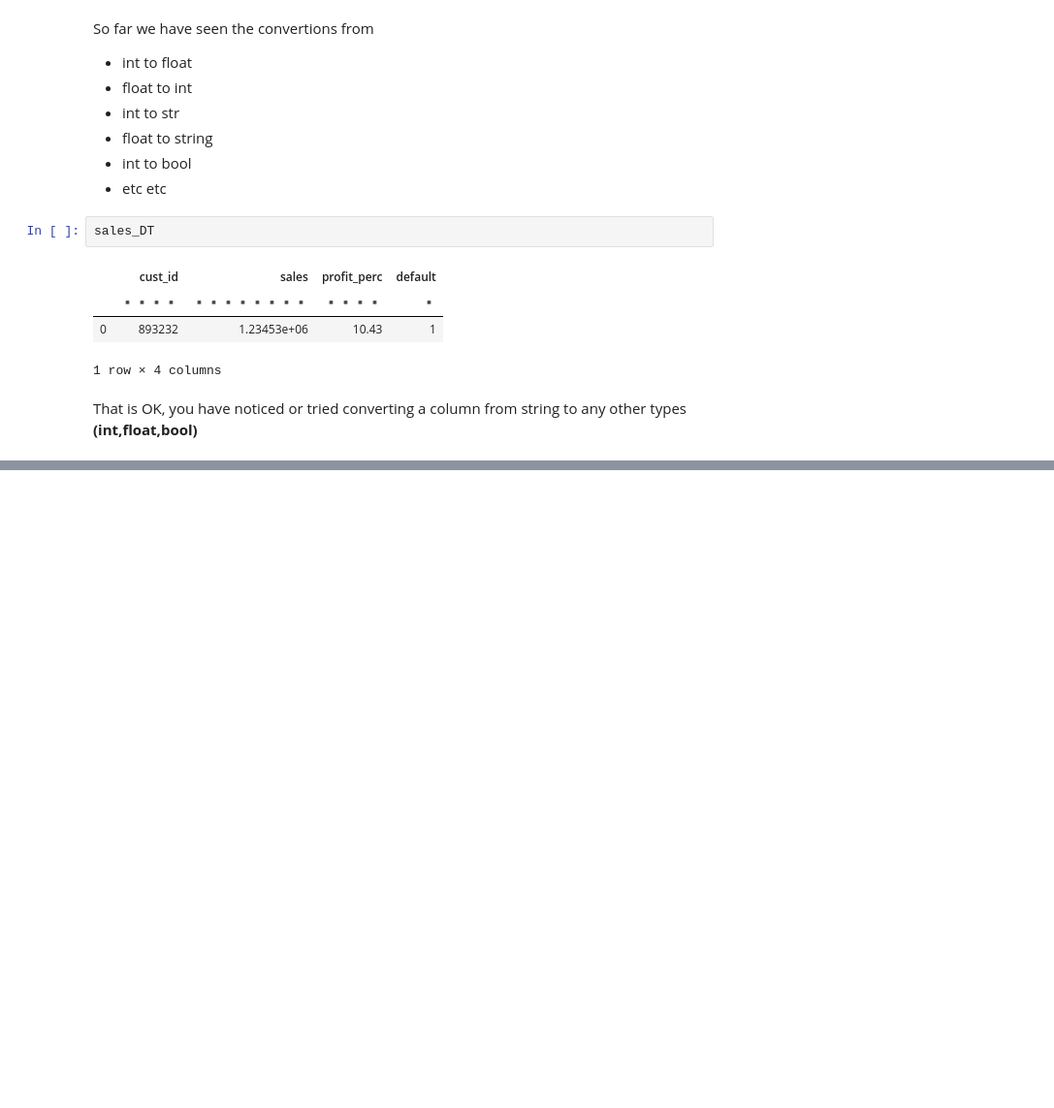
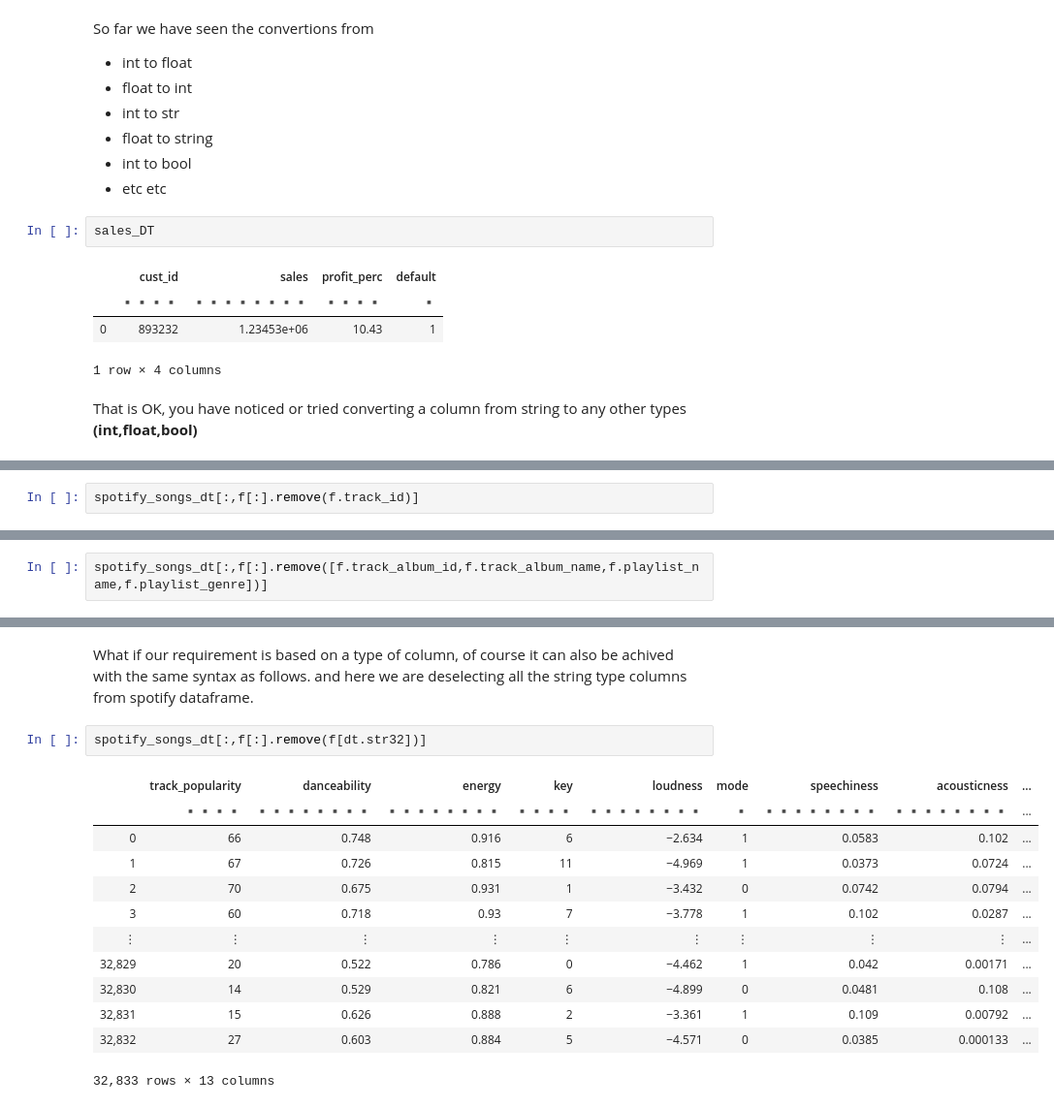
Before and after one commit to myamullaciencia/datatable_cook_book, a Jupyter notebook: _build/jupyter_execute/py_datatable_faqs_so.ipynb, the cells around one changed output, grey strips where cells are left out. Shown at 97% size. Drawn from its saved outputs; the diff is of its cells as text; blank space fills up the shorter version.

```diff
--- a/_build/jupyter_execute/py_datatable_faqs_so.ipynb
+++ b/_build/jupyter_execute/py_datatable_faqs_so.ipynb
@@ -252,0 +339,2 @@ NotImplementedError: Unable to cast `str32` into `float64`
+# %%
+spotify_songs_dt[:,f[:].remove(f.track_id)]
@@ -252,0 +356,2 @@ NotImplementedError: Unable to cast `str32` into `float64`
+# %%
+spotify_songs_dt[:,f[:].remove([f.track_album_id,f.track_album_name,f.playlist_name,f.playlist_genre])]
@@ -252,0 +377,17 @@ NotImplementedError: Unable to cast `str32` into `float64`
+# %% [markdown]
+What if our requirement is based on a type of column, of course it can also be achived with the same syntax as follows. and here we are deselecting all the string type columns from spotify dataframe.
+# %%
+spotify_songs_dt[:,f[:].remove(f[dt.str32])]
+# %% [output]
+|  | track_popularity | danceability | energy | key | loudness | mode | speechiness | acousticness | ... |
+|  | ▪▪▪▪ | ▪▪▪▪▪▪▪▪ | ▪▪▪▪▪▪▪▪ | ▪▪▪▪ | ▪▪▪▪▪▪▪▪ | ▪ | ▪▪▪▪▪▪▪▪ | ▪▪▪▪▪▪▪▪ | ... |
+| 0 | 66 | 0.748 | 0.916 | 6 | −2.634 | 1 | 0.0583 | 0.102 | ... |
+| 1 | 67 | 0.726 | 0.815 | 11 | −4.969 | 1 | 0.0373 | 0.0724 | ... |
+| 2 | 70 | 0.675 | 0.931 | 1 | −3.432 | 0 | 0.0742 | 0.0794 | ... |
+| 3 | 60 | 0.718 | 0.93 | 7 | −3.778 | 1 | 0.102 | 0.0287 | ... |
+| ⋮ | ⋮ | ⋮ | ⋮ | ⋮ | ⋮ | ⋮ | ⋮ | ⋮ | ... |
+| 32,829 | 20 | 0.522 | 0.786 | 0 | −4.462 | 1 | 0.042 | 0.00171 | ... |
+| 32,830 | 14 | 0.529 | 0.821 | 6 | −4.899 | 0 | 0.0481 | 0.108 | ... |
+| 32,831 | 15 | 0.626 | 0.888 | 2 | −3.361 | 1 | 0.109 | 0.00792 | ... |
+| 32,832 | 27 | 0.603 | 0.884 | 5 | −4.571 | 0 | 0.0385 | 0.000133 | ... |
+32,833 rows × 13 columns
```
Also changed, not shown: parts of 30 cells of this notebook, 16 other files.
